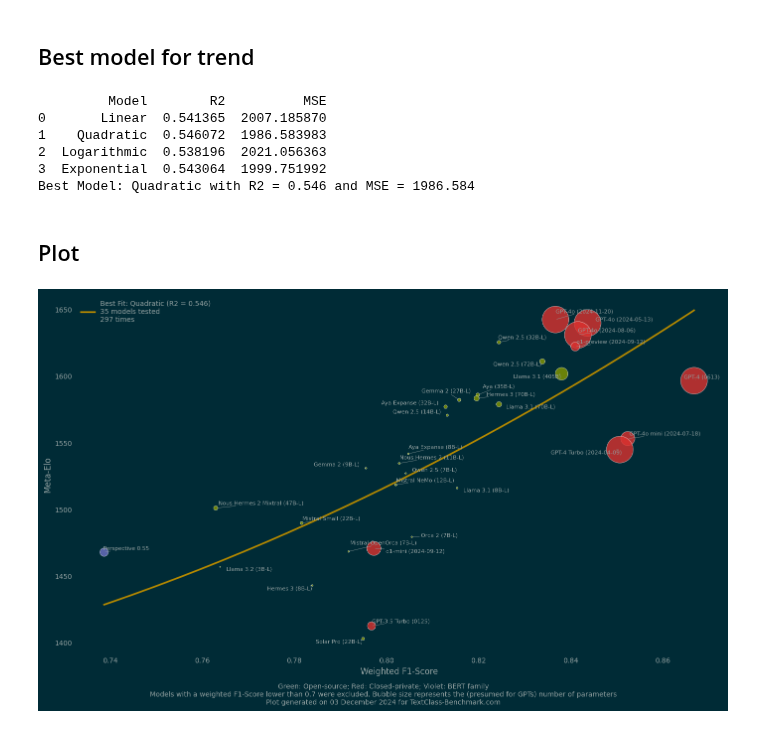
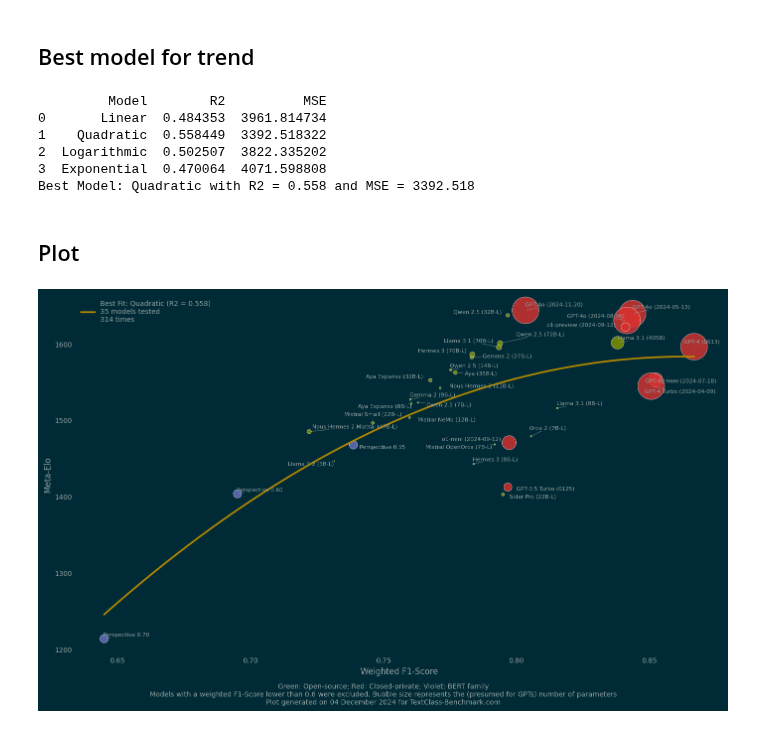
Before and after one commit to bgonzalezbustamante/TextClass-Benchmark, a Jupyter notebook: code/plot_Meta_ELO.ipynb, the cells around one changed output. Drawn from its saved outputs; the diff is of its cells as text; code cells hidden in the pictures.

```diff
--- a/code/plot_Meta_ELO.ipynb
+++ b/code/plot_Meta_ELO.ipynb
@@ -23,8 +23,8 @@ params_df = pd.read_csv('../data/mapping_models/deployment_mapping.csv')
 f1_elo_df['F1-Score'] =  f1_elo_df['Weighted F1']
 merged_df = pd.merge(f1_elo_df, params_df, on='Model')
 
-## Filter out models with F1-Score below 0.70
-filtered_df = merged_df[merged_df['F1-Score'] >= 0.70].copy()
+## Filter out models with F1-Score below X
+filtered_df = merged_df[merged_df['F1-Score'] >= 0.60].copy()
 
 ## Define independent and dependent variables
 x = filtered_df['F1-Score']
@@ -76,11 +76,11 @@ best_model = results_df.loc[results_df['R2'].idxmax()]
 print(f"Best Model: {best_model['Model']} with R2 = {best_model['R2']:.3f} and MSE = {best_model['MSE']:.3f}")
 # %% [output]
          Model        R2          MSE
-0       Linear  0.541365  2007.185870
-1    Quadratic  0.546072  1986.583983
-2  Logarithmic  0.538196  2021.056363
-3  Exponential  0.543064  1999.751992
-Best Model: Quadratic with R2 = 0.546 and MSE = 1986.584
+0       Linear  0.484353  3961.814734
+1    Quadratic  0.558449  3392.518322
+2  Logarithmic  0.502507  3822.335202
+3  Exponential  0.470064  4071.598808
+Best Model: Quadratic with R2 = 0.558 and MSE = 3392.518
 # %% [markdown]
 ## Plot
 # %%
@@ -152,32 +152,32 @@ plt.tick_params(axis='y', length=0)
 plt.tick_params(axis='x', length=0)
 
 ## Remove gridlines and borders (spines)
 ax = plt.gca()
 ax.set_facecolor('#002b36') ## Dark background
 ax.spines['top'].set_visible(False)  ## Top spine
 ax.spines['right'].set_visible(False) ## Right spine
 ax.spines['left'].set_visible(False)  ## Left spine
 ax.spines['bottom'].set_visible(False) ## Bottom spine
 ax.tick_params(colors='#93a1a1') ## Tick labels in light color
 ax.grid(False) ## No gridlines
 
 ## Bottom caption
 plt.figtext(
     0.5, -0.05,
-    f"Green: Open-source; Red: Closed-private; Violet: BERT family\nModels with a weighted F1-Score lower than 0.7 were excluded. Bubble size represents the (presumed for GPTs) number of parameters\nPlot generated on {current_date} for TextClass-Benchmark.com",
+    f"Green: Open-source; Red: Closed-private; Violet: BERT family\nModels with a weighted F1-Score lower than 0.6 were excluded. Bubble size represents the (presumed for GPTs) number of parameters\nPlot generated on {current_date} for TextClass-Benchmark.com",
     wrap=True, horizontalalignment='center', fontsize=10, color='#93a1a1'
 )
 
 ## Legend for the quadratic line
 plt.legend(loc='upper left', fontsize=10, frameon=False, labelcolor='#93a1a1')
 
 ## Save the plot in high resolution
 output_name = "../docs/plots/meta_elo"
 plt.savefig(f"{output_name}.png", dpi=300, bbox_inches='tight')
 ## plt.savefig(f"{output_name}.pdf", dpi=300, bbox_inches='tight')
 
 ## Show the plot
 plt.tight_layout()
 plt.show()
 # %% [output]
-[figure, old version]
+[figure, new version]
```
